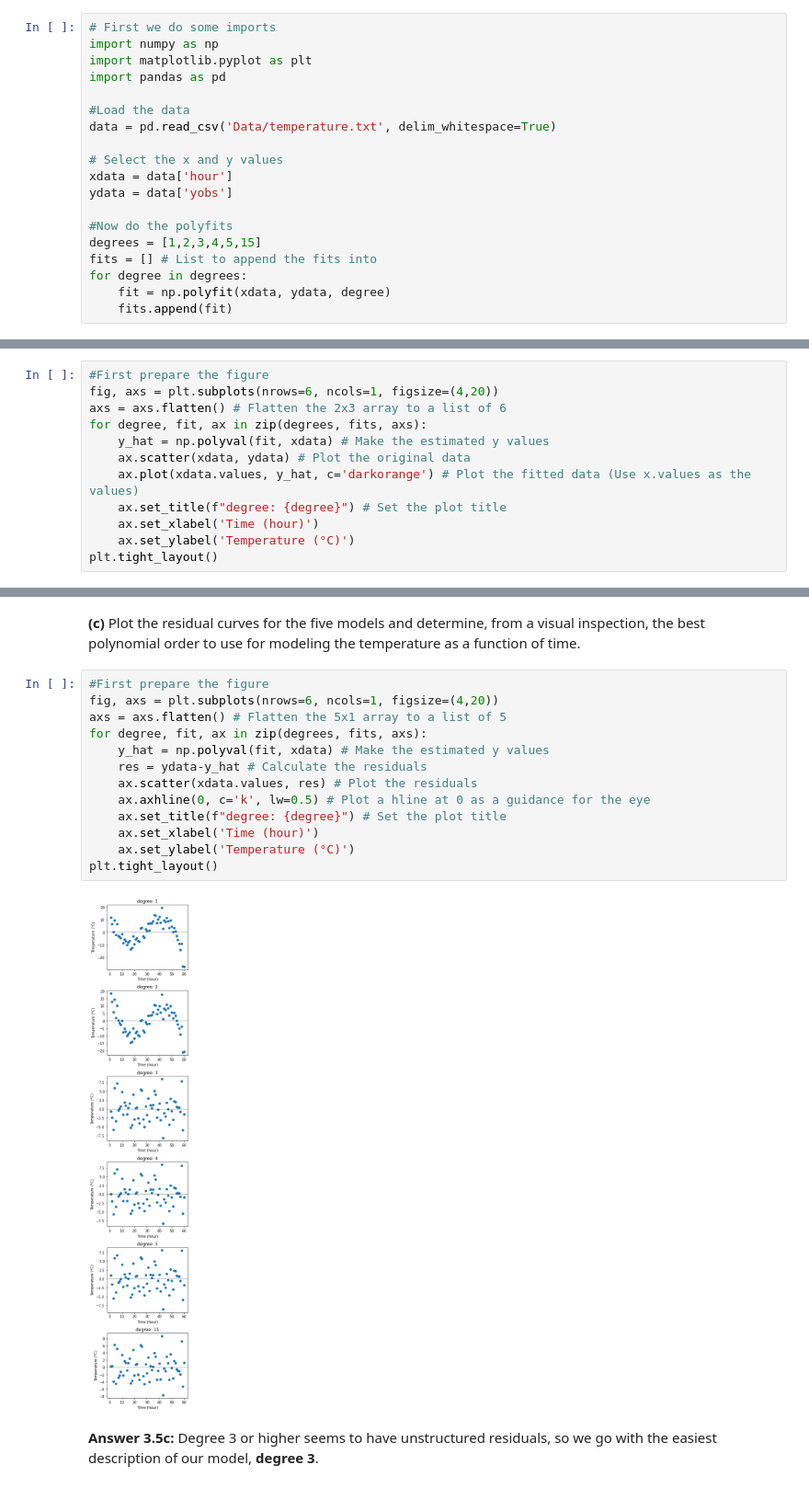
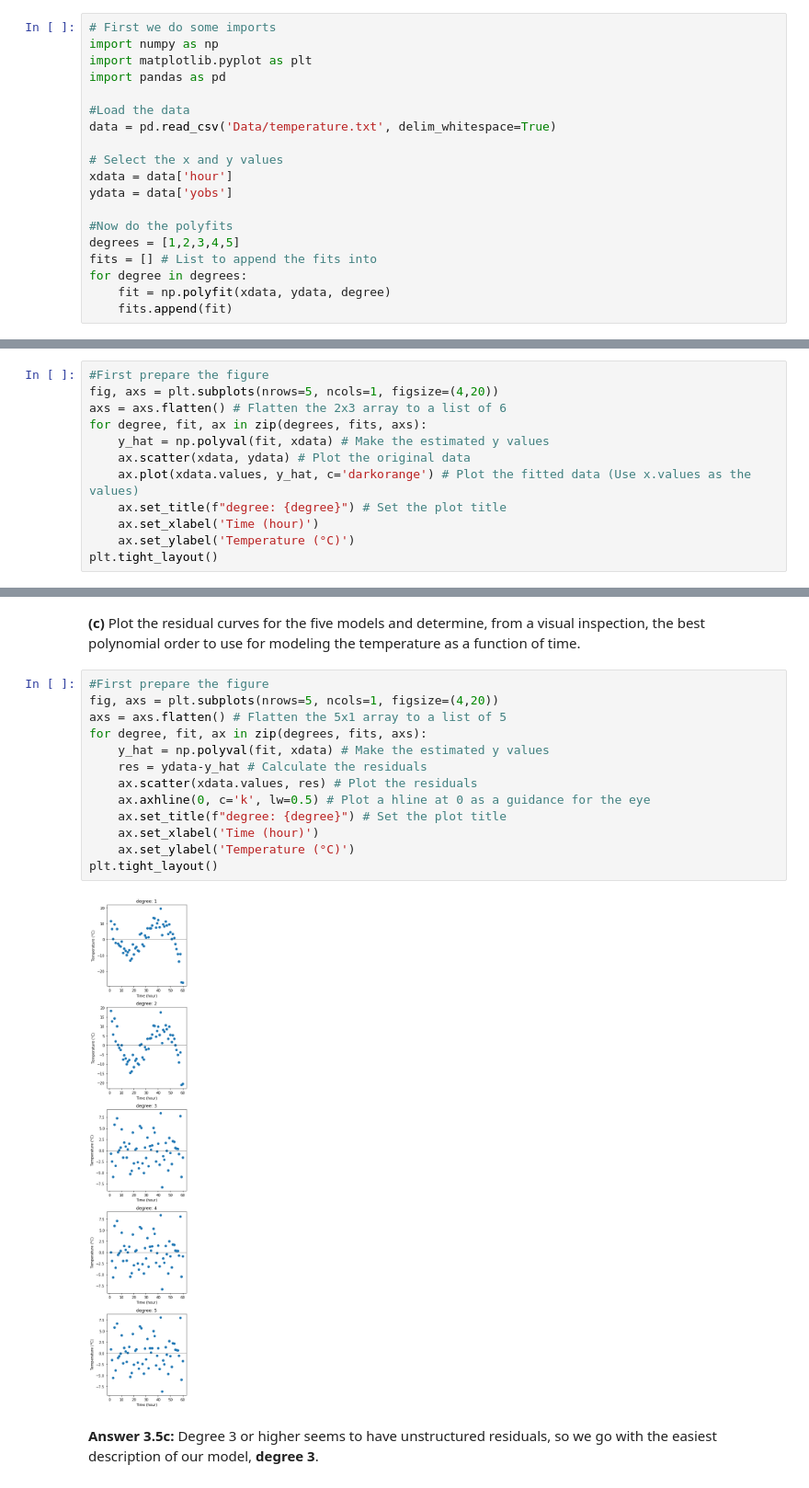
Before and after one commit to andersle/chemometrics, a Jupyter notebook: solutions/03_solutions.ipynb, the cells around one changed output, grey strips where cells are left out. Shown at 92% size. Drawn from its saved outputs; the diff is of its cells as text.

```diff
--- a/solutions/03_solutions.ipynb
+++ b/solutions/03_solutions.ipynb
@@ -204,7 +204,7 @@ xdata = data['hour']
 ydata = data['yobs']
 
 #Now do the polyfits
-degrees = [1,2,3,4,5,15]
+degrees = [1,2,3,4,5]
 fits = [] # List to append the fits into
 for degree in degrees:
     fit = np.polyfit(xdata, ydata, degree)
@@ -213,7 +213,7 @@ for degree in degrees:
 **(b)**  Plot the fitted curves for the five models to the raw data.
 # %%
 #First prepare the figure
-fig, axs = plt.subplots(nrows=6, ncols=1, figsize=(4,20))
+fig, axs = plt.subplots(nrows=5, ncols=1, figsize=(4,20))
 axs = axs.flatten() # Flatten the 2x3 array to a list of 6
 for degree, fit, ax in zip(degrees, fits, axs):
     y_hat = np.polyval(fit, xdata) # Make the estimated y values
@@ -231,19 +231,19 @@ from a visual inspection, the best polynomial order to use for modeling the
 temperature as a function of time.
 # %%
 #First prepare the figure
-fig, axs = plt.subplots(nrows=6, ncols=1, figsize=(4,20))
+fig, axs = plt.subplots(nrows=5, ncols=1, figsize=(4,20))
 axs = axs.flatten() # Flatten the 5x1 array to a list of 5
 for degree, fit, ax in zip(degrees, fits, axs):
     y_hat = np.polyval(fit, xdata) # Make the estimated y values
     res = ydata-y_hat # Calculate the residuals
     ax.scatter(xdata.values, res) # Plot the residuals
     ax.axhline(0, c='k', lw=0.5) # Plot a hline at 0 as a guidance for the eye
     ax.set_title(f"degree: {degree}") # Set the plot title
     ax.set_xlabel('Time (hour)')
     ax.set_ylabel('Temperature (°C)')
 plt.tight_layout()
 # %% [output]
-[figure, old version]
+[figure, new version]
 # %% [markdown]
 **Answer 3.5c:** Degree 3 or higher seems to have unstructured residuals, so we go with the easiest description of our model, **degree 3**.
 # %% [markdown]
```
Also changed, not shown: parts of 2 cells of this notebook.
